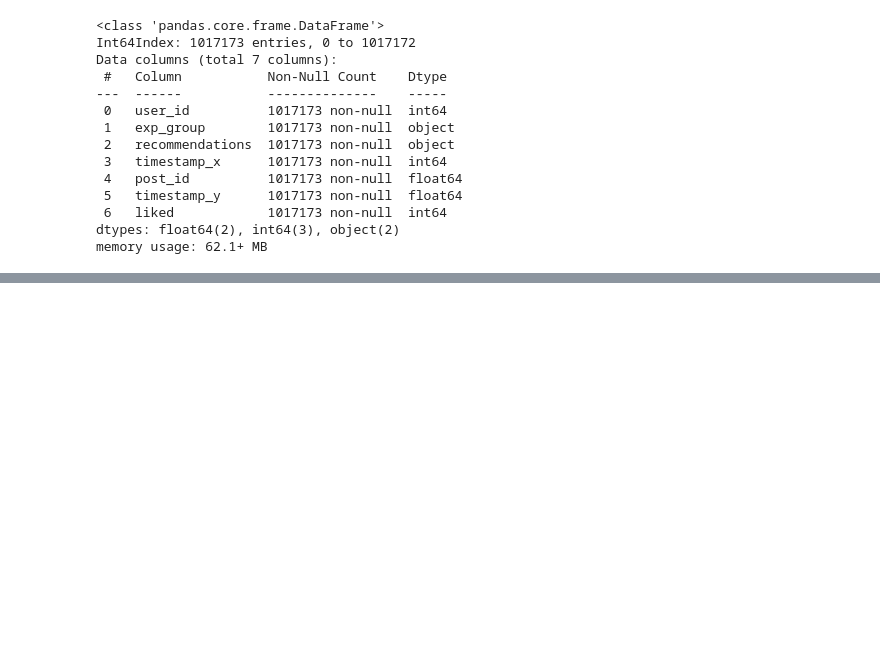
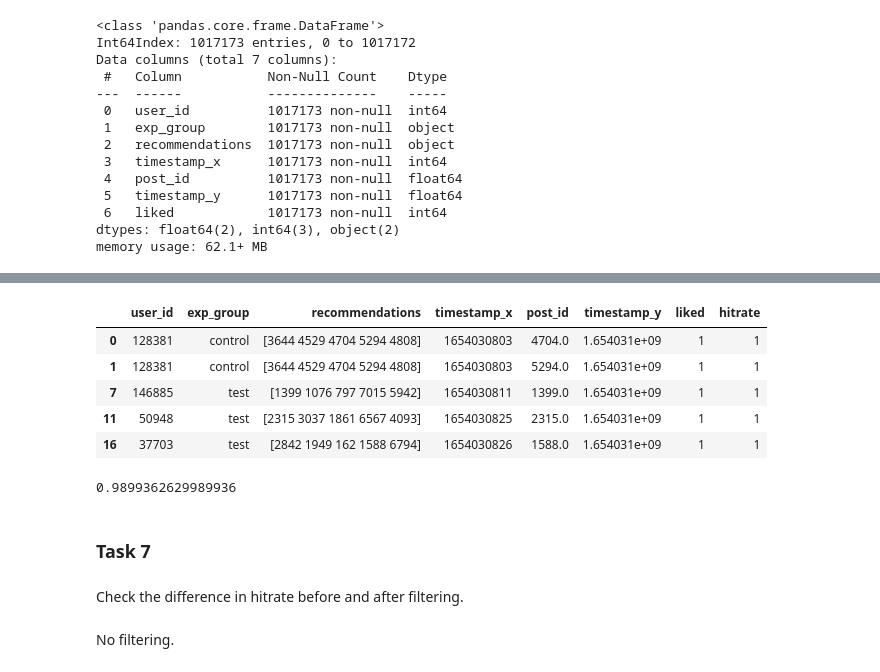
Before and after one commit to nktnlx/mle_course, a Jupyter notebook: 06_ab_testing/11_analysing_results.ipynb, the cells around one changed output, grey strips where cells are left out. Cells and saved outputs as stored; diff of their text form; code cells hidden in the pictures; blank space fills up the shorter version.

Commit message:
all tasks finished

```diff
--- a/06_ab_testing/11_analysing_results.ipynb
+++ b/06_ab_testing/11_analysing_results.ipynb
@@ -326,0 +390,19 @@ memory usage: 62.1+ MB
+# %%
+hour_filtered_df.head()
+# %% [output]
+|  | user_id | exp_group | recommendations | timestamp_x | post_id | timestamp_y | liked | hitrate |
+| 0 | 128381 | control | [3644 4529 4704 5294 4808] | 1654030803 | 4704.0 | 1.654031e+09 | 1 | 1 |
+| 1 | 128381 | control | [3644 4529 4704 5294 4808] | 1654030803 | 5294.0 | 1.654031e+09 | 1 | 1 |
+| 7 | 146885 | test | [1399 1076 797 7015 5942] | 1654030811 | 1399.0 | 1.654031e+09 | 1 | 1 |
+| 11 | 50948 | test | [2315 3037 1861 6567 4093] | 1654030825 | 2315.0 | 1.654031e+09 | 1 | 1 |
+| 16 | 37703 | test | [2842 1949 162 1588 6794] | 1654030826 | 1588.0 | 1.654031e+09 | 1 | 1 |
+# %%
+hour_filtered_df.hitrate.sum() / hour_filtered_df.shape[0]
+# %% [output]
+0.9899362629989936
+# %% [markdown]
+### Task 7
+# %% [markdown]
+Check the difference in hitrate before and after filtering.
+# %% [markdown]
+No filtering.
```
Also changed, not shown: parts of 32 cells of this notebook.
